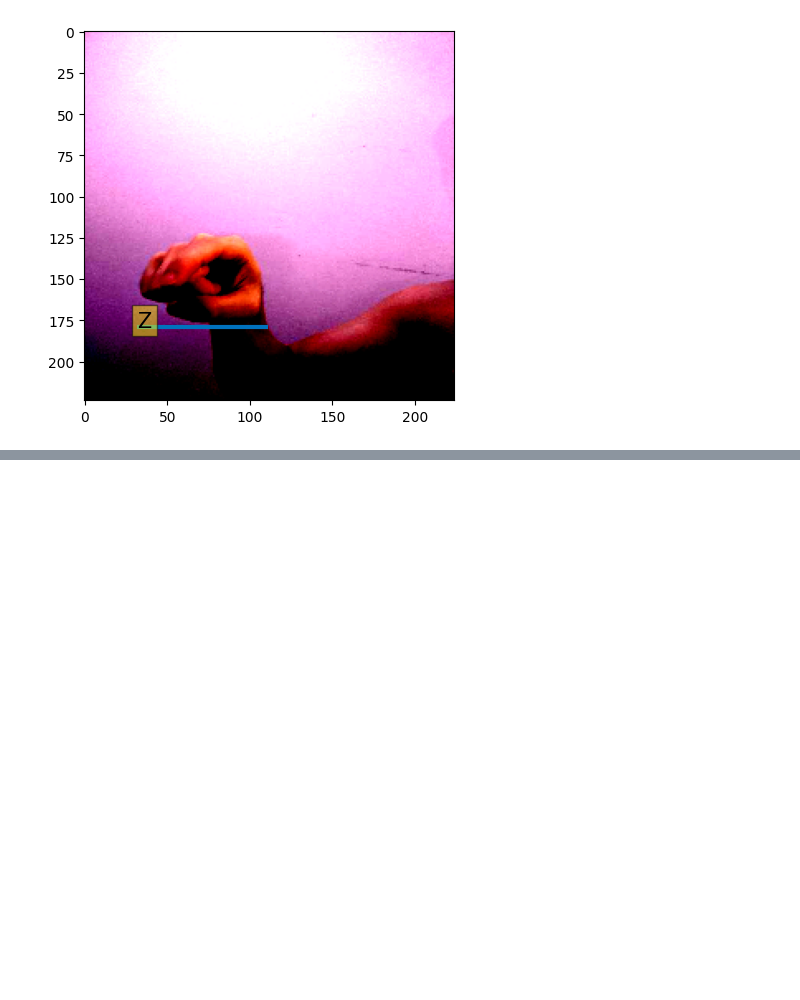
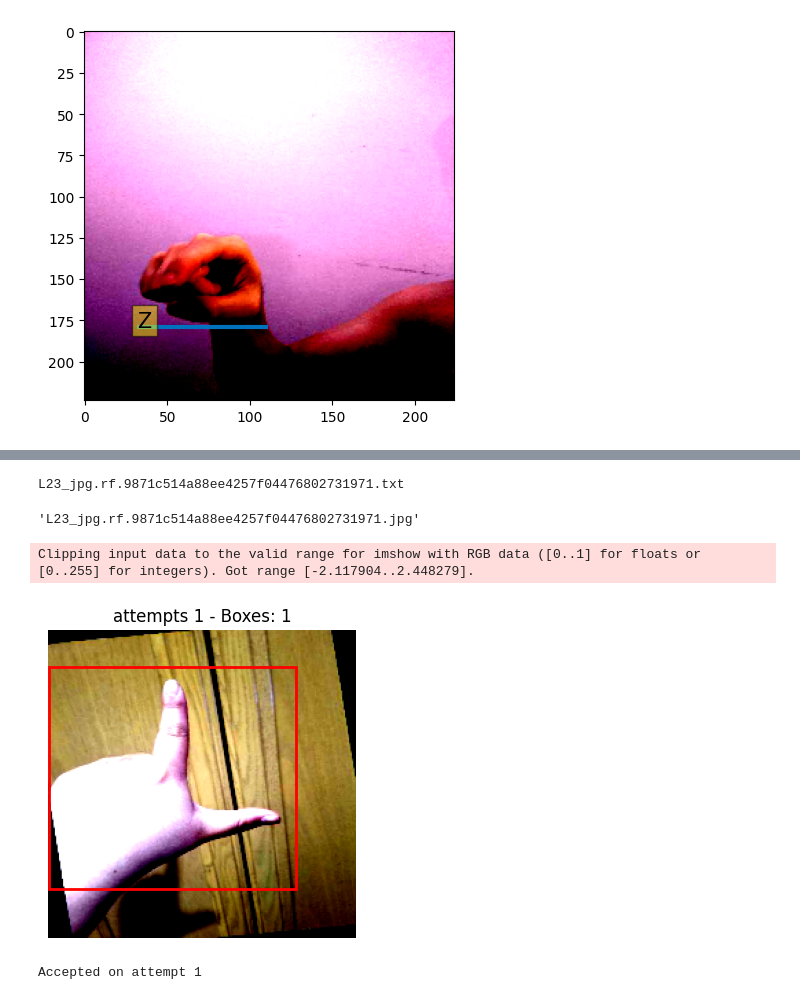
Before and after one commit to itsalok2/Sign_Language_Detection_DETR, a Jupyter notebook: abc.ipynb, the cells around one changed output, grey strips where cells are left out. Cells and saved outputs as stored; diff of their text form; code cells hidden in the pictures; blank space fills up the shorter version.

```diff
--- a/abc.ipynb
+++ b/abc.ipynb
@@ -131,0 +315,14 @@ Clipping input data to the valid range for imshow with RGB data ([0..1] for floa
+# %%
+root = 'data/train'
+labels_path = os.path.join(root,'labels')
+images_path = os.path.join(root,'images')
+
+label_files = os.listdir(labels_path)
+label_files = [f for f in label_files if f.endswith('.txt')]
+label_file = label_files[4]
+print(label_file)
+image_file = label_file.rsplit('.',1)[0] + '.jpg'
+image_file
+# %% [output]
+L23_jpg.rf.9871c514a88ee4257f04476802731971.txt
+'L23_jpg.rf.9871c514a88ee4257f04476802731971.jpg'
@@ -131,0 +401,11 @@ Clipping input data to the valid range for imshow with RGB data ([0..1] for floa
+# %%
+out = safe_transform(
+    transform=transform,
+    image=np.array(img),
+    bboxes=bounding_boxes,
+    labels=class_label
+)
+# %% [output]
+Clipping input data to the valid range for imshow with RGB data ([0..1] for floats or [0..255] for integers). Got range [-2.117904..2.448279].
+[figure, added]
+Accepted on attempt 1
```
Also changed, not shown: parts of 5 cells of this notebook, 2 other files.
